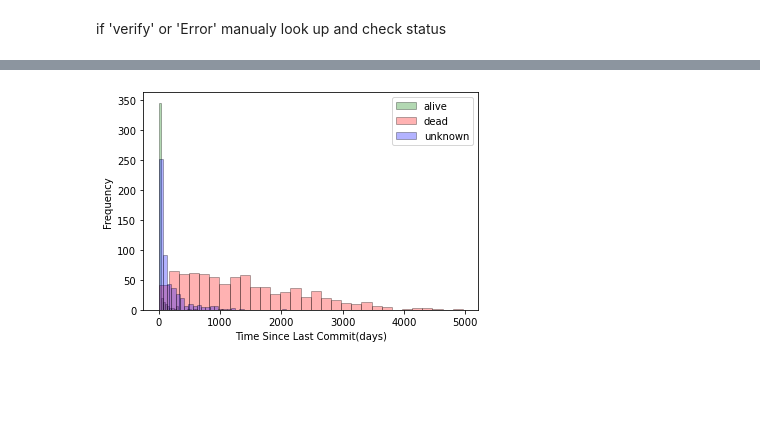
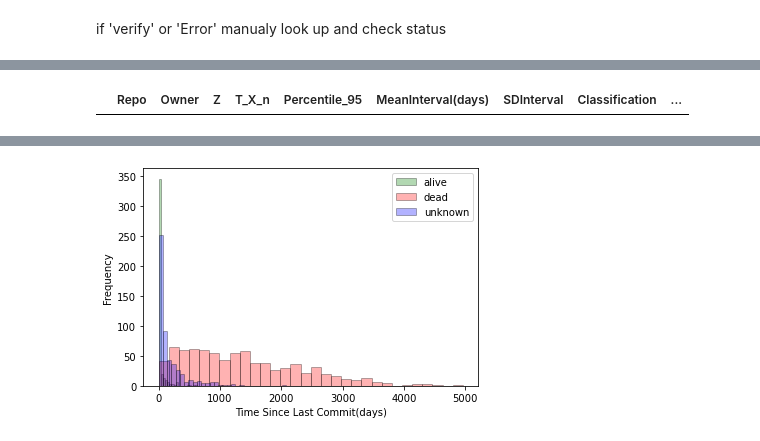
Before and after one commit to EthanFalcao/Github_Repo_EDA, a Jupyter notebook: repo_status_classification/graph_data_treshold(95thP).ipynb, the cells around one changed output, grey strips where cells are left out. Cells and saved outputs as stored; diff of their text form; code cells hidden in the pictures; blank space fills up the shorter version.

```diff
--- a/repo_status_classification/graph_data_treshold(95thP).ipynb
+++ b/repo_status_classification/graph_data_treshold(95thP).ipynb
@@ -398,0 +428,6 @@ df = df[df['Classification'] != "unknown"]
+# %%
+pd.set_option('display.max_rows', None)
+
+# Display the DataFrame with a scrollable window
+
+mismatch_verify_df.info()
@@ -398,0 +454,6 @@ df = df[df['Classification'] != "unknown"]
+# %%
+df[df['Status'] == 'Alive'].head()
+
+#There are 47 rows, where the repo is offline and can't be verfied.
+# %% [output]
+|  | Repo | Owner | Z | T_X_n | Percentile_95 | MeanInterval(days) | SDInterval | Classification | ... |
```
Also changed, not shown: parts of 11 cells of this notebook, 2 other files.
